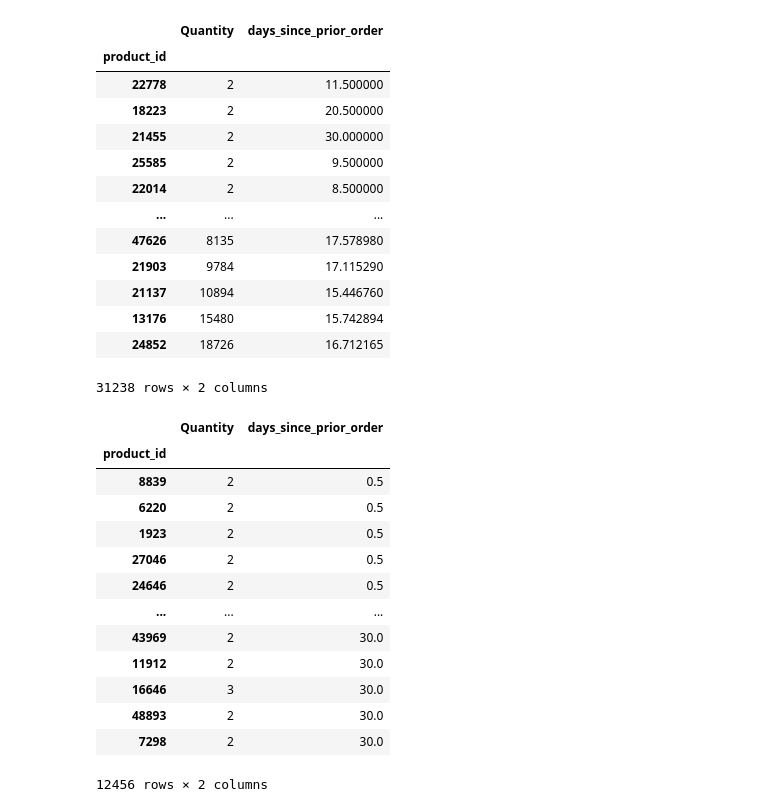
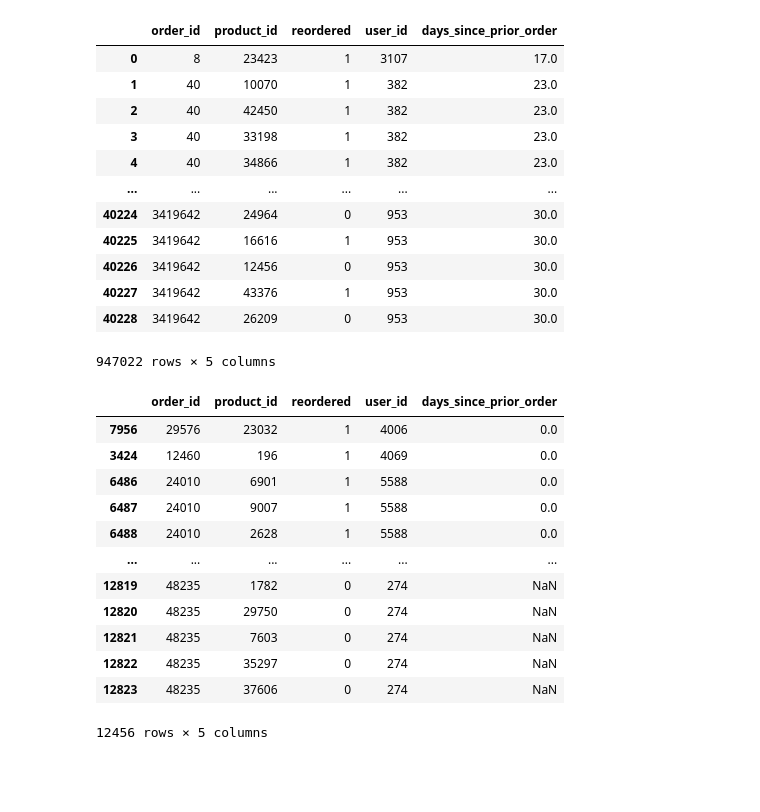
Before and after one commit to JoanSalinas/manducare, a Jupyter notebook: manducareJupyter.ipynb, the cells around one changed output. Drawn from its saved outputs; the diff is of its cells as text; code cells hidden in the pictures; blank space fills up the shorter version.

```diff
--- a/manducareJupyter.ipynb
+++ b/manducareJupyter.ipynb
@@ -28,0 +10,16 @@ orderProducts.head()
+# %%
+orders11 = pd.read_csv('.\\rawData\\orders.csv', sep=',', encoding="ISO-8859-1")
+orderProducts11 = pd.read_csv('.\\rawData\\order_products__train.csv', sep=',', encoding="ISO-8859-1")
+orderProducts12 = pd.read_csv('.\\rawData\\order_products__prior.csv', sep=',', encoding="ISO-8859-1")
+
+orders1 = orders11.drop(columns=['eval_set', 'order_number','order_dow','order_hour_of_day'])
+orderProducts1 = orderProducts11.drop(columns=['add_to_cart_order'])
+orderProducts2 = orderProducts12.drop(columns=['add_to_cart_order'])
+orders1 = orders1.sort_values("user_id").head(100098)
+
+mergedOrders = pd.merge(orderProducts1, orders1, on="order_id")
+
+mergedOrders1 = pd.merge(orderProducts2, orders1, on="order_id")
+
+mergedOrders=mergedOrders1.append(mergedOrders)
+mergedOrders
@@ -63,4 +152,4 @@ dfQuantity.head()
 # %%
 dfTotal= pd.merge(dfQuantity,dfDaysAverage,on="product_id")
 # %%
-dfTotal.head()
+dfTotal = mergedOrders
@@ -75,40 +156,39 @@ dfTotal.head()
 # %%
-dfTotal = dfTotal.drop(dfTotal[dfTotal.Quantity == 1].index)
+dfTotal = dfTotal.drop(dfTotal[dfTotal.days_since_prior_order == 1].index)
 # %%
-dfTotal.Quantity.mean()
+dfTotal.days_since_prior_order.mean()
 dfTotal
 # %% [output]
-|  | Quantity | days_since_prior_order |
-| product_id |  |  |
-| 22778 | 2 | 11.500000 |
-| 18223 | 2 | 20.500000 |
-| 21455 | 2 | 30.000000 |
-| 25585 | 2 | 9.500000 |
-| 22014 | 2 | 8.500000 |
-| ... | ... | ... |
-| 47626 | 8135 | 17.578980 |
-| 21903 | 9784 | 17.115290 |
-| 21137 | 10894 | 15.446760 |
-| 13176 | 15480 | 15.742894 |
-| 24852 | 18726 | 16.712165 |
+|  | order_id | product_id | reordered | user_id | days_since_prior_order |
+| 0 | 8 | 23423 | 1 | 3107 | 17.0 |
+| 1 | 40 | 10070 | 1 | 382 | 23.0 |
+| 2 | 40 | 42450 | 1 | 382 | 23.0 |
+| 3 | 40 | 33198 | 1 | 382 | 23.0 |
+| 4 | 40 | 34866 | 1 | 382 | 23.0 |
+| ... | ... | ... | ... | ... | ... |
+| 40224 | 3419642 | 24964 | 0 | 953 | 30.0 |
+| 40225 | 3419642 | 16616 | 1 | 953 | 30.0 |
+| 40226 | 3419642 | 12456 | 0 | 953 | 30.0 |
+| 40227 | 3419642 | 43376 | 1 | 953 | 30.0 |
+| 40228 | 3419642 | 26209 | 0 | 953 | 30.0 |
-31238 rows × 2 columns
+947022 rows × 5 columns
 # %%
 dfSmaller = dfTotal.iloc[: 12456]
+productsSmaller = list(dfSmaller.index)
 dfSmaller.sort_values("days_since_prior_order")
 # %% [output]
-|  | Quantity | days_since_prior_order |
-| product_id |  |  |
-| 8839 | 2 | 0.5 |
-| 6220 | 2 | 0.5 |
-| 1923 | 2 | 0.5 |
-| 27046 | 2 | 0.5 |
-| 24646 | 2 | 0.5 |
-| ... | ... | ... |
-| 43969 | 2 | 30.0 |
-| 11912 | 2 | 30.0 |
-| 16646 | 3 | 30.0 |
-| 48893 | 2 | 30.0 |
-| 7298 | 2 | 30.0 |
+|  | order_id | product_id | reordered | user_id | days_since_prior_order |
+| 7956 | 29576 | 23032 | 1 | 4006 | 0.0 |
+| 3424 | 12460 | 196 | 1 | 4069 | 0.0 |
+| 6486 | 24010 | 6901 | 1 | 5588 | 0.0 |
+| 6487 | 24010 | 9007 | 1 | 5588 | 0.0 |
+| 6488 | 24010 | 2628 | 1 | 5588 | 0.0 |
+| ... | ... | ... | ... | ... | ... |
+| 12819 | 48235 | 1782 | 0 | 274 | NaN |
+| 12820 | 48235 | 29750 | 0 | 274 | NaN |
+| 12821 | 48235 | 7603 | 0 | 274 | NaN |
+| 12822 | 48235 | 35297 | 0 | 274 | NaN |
+| 12823 | 48235 | 37606 | 0 | 274 | NaN |
-12456 rows × 2 columns
+12456 rows × 5 columns
 # %%
 dfSmall = dfTotal.iloc[12456: 24364:]
```
Also changed, not shown: parts of 17 cells of this notebook.
